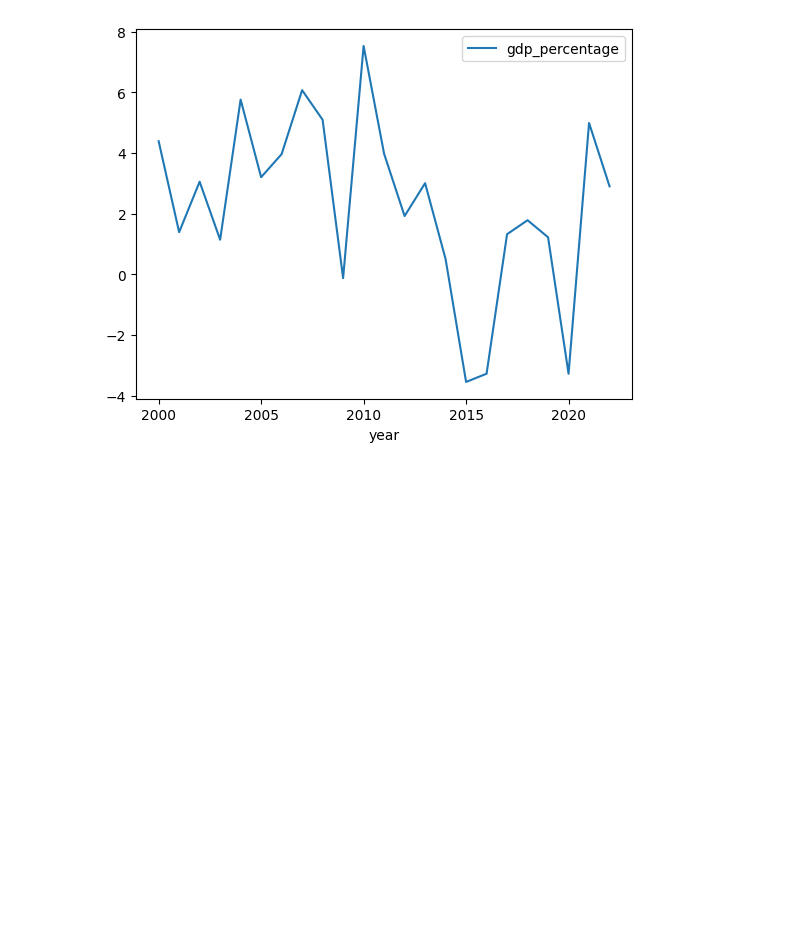
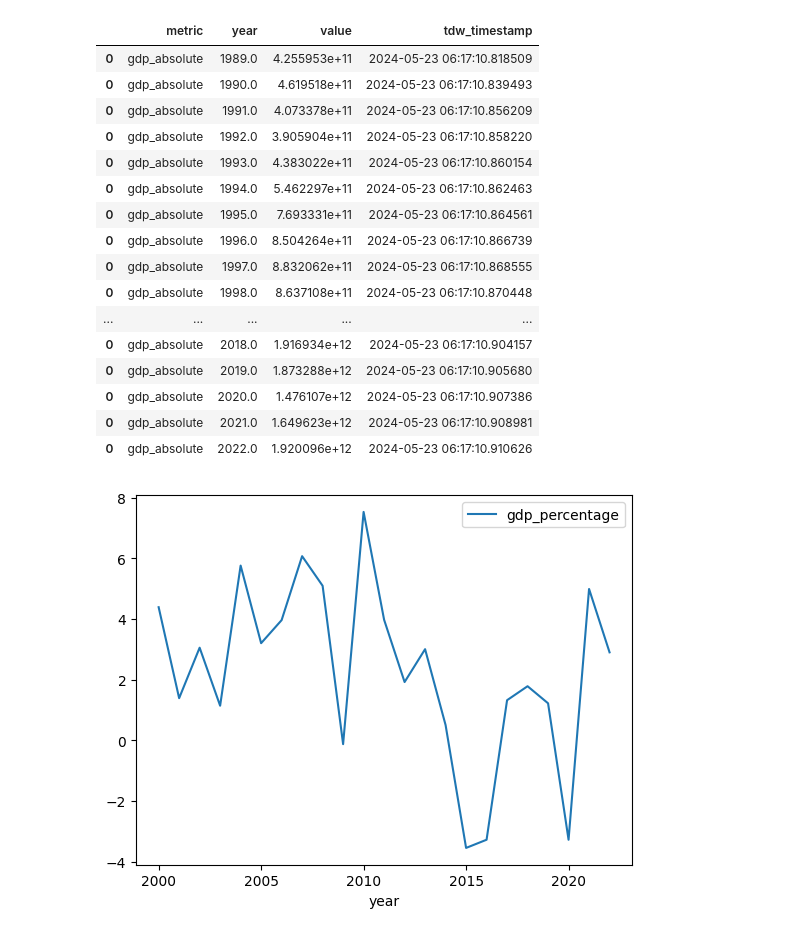
Before and after one commit to jeanCarloMachado/social_data_access, a Jupyter notebook: notebooks/gdp.ipynb, the cells around one changed output. Cells and saved outputs as stored; diff of their text form; code cells hidden in the pictures; blank space fills up the shorter version.

```diff
--- a/notebooks/gdp.ipynb
+++ b/notebooks/gdp.ipynb
@@ -37 +62,21 @@ plot = df.plot(x='year', y='gdp_absolute')
+# %%
+tdw.event('social_data_access.yearly_metrics_brazil')
+# %% [output]
+|  | metric | year | value | tdw_timestamp |
+| 0 | gdp_absolute | 1989.0 | 4.255953e+11 | 2024-05-23 06:17:10.818509 |
+| 0 | gdp_absolute | 1990.0 | 4.619518e+11 | 2024-05-23 06:17:10.839493 |
+| 0 | gdp_absolute | 1991.0 | 4.073378e+11 | 2024-05-23 06:17:10.856209 |
+| 0 | gdp_absolute | 1992.0 | 3.905904e+11 | 2024-05-23 06:17:10.858220 |
+| 0 | gdp_absolute | 1993.0 | 4.383022e+11 | 2024-05-23 06:17:10.860154 |
+| 0 | gdp_absolute | 1994.0 | 5.462297e+11 | 2024-05-23 06:17:10.862463 |
+| 0 | gdp_absolute | 1995.0 | 7.693331e+11 | 2024-05-23 06:17:10.864561 |
+| 0 | gdp_absolute | 1996.0 | 8.504264e+11 | 2024-05-23 06:17:10.866739 |
+| 0 | gdp_absolute | 1997.0 | 8.832062e+11 | 2024-05-23 06:17:10.868555 |
+| 0 | gdp_absolute | 1998.0 | 8.637108e+11 | 2024-05-23 06:17:10.870448 |
+| ... | ... | ... | ... | ... |
+| 0 | gdp_absolute | 2018.0 | 1.916934e+12 | 2024-05-23 06:17:10.904157 |
+| 0 | gdp_absolute | 2019.0 | 1.873288e+12 | 2024-05-23 06:17:10.905680 |
+| 0 | gdp_absolute | 2020.0 | 1.476107e+12 | 2024-05-23 06:17:10.907386 |
+| 0 | gdp_absolute | 2021.0 | 1.649623e+12 | 2024-05-23 06:17:10.908981 |
+| 0 | gdp_absolute | 2022.0 | 1.920096e+12 | 2024-05-23 06:17:10.910626 |
 # %%
```
Also changed, not shown: parts of 4 cells of this notebook, 7 other files.
